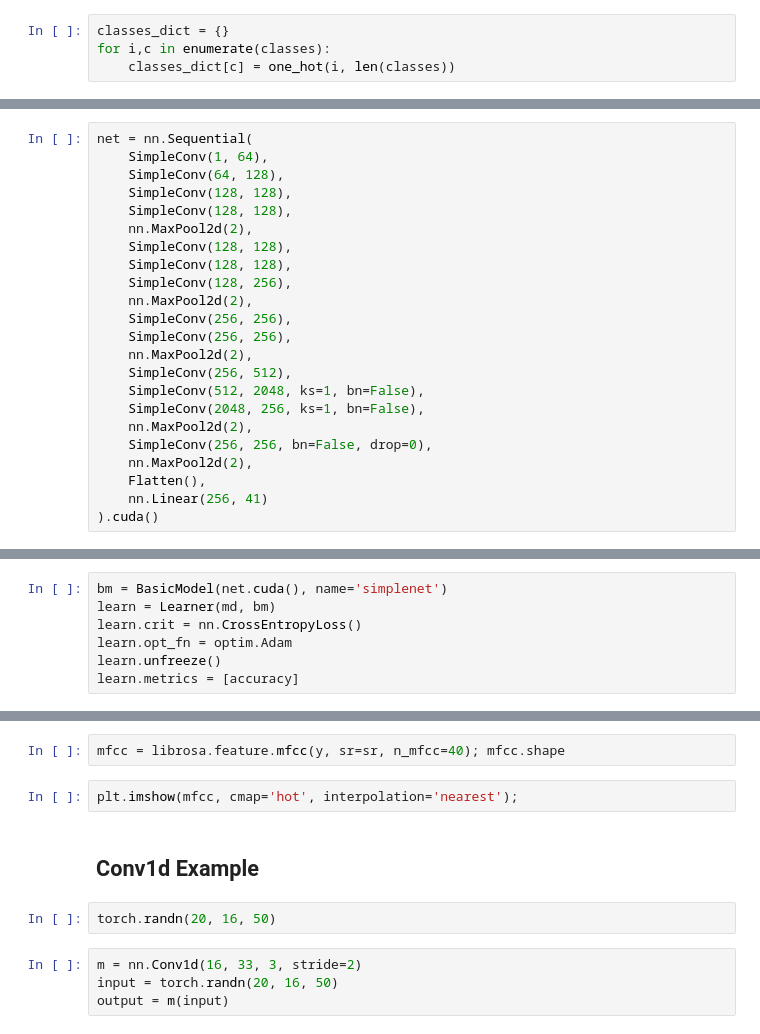
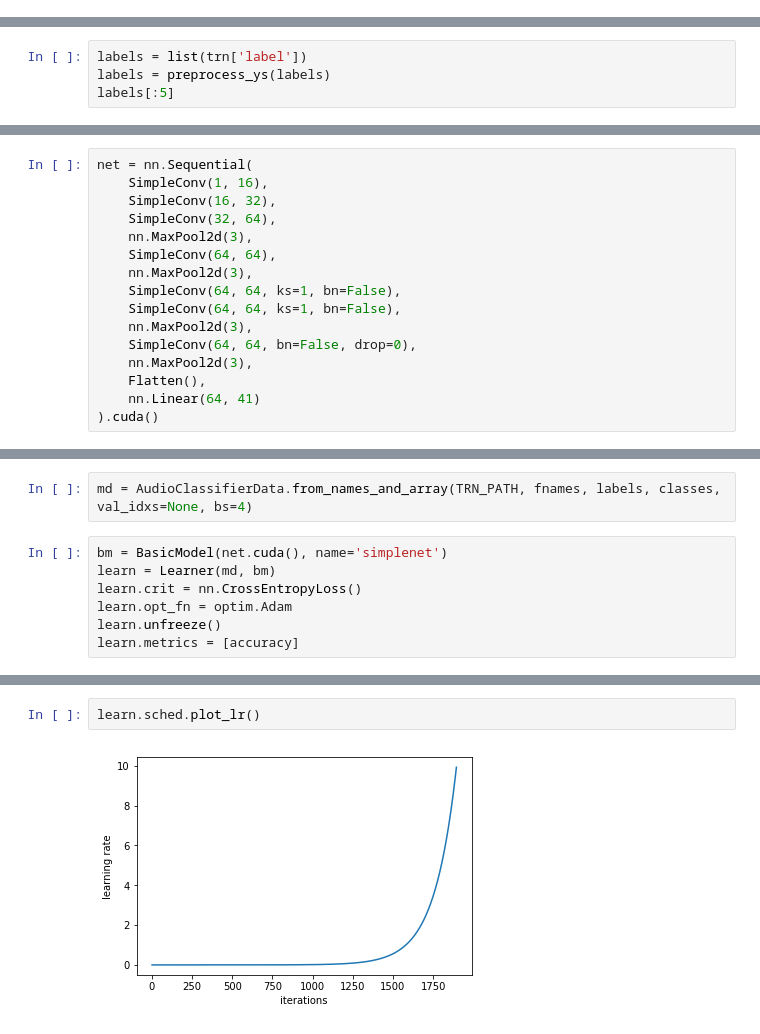
Before and after one commit to blakewest/FastAudIo, a Jupyter notebook: scratch/tdickey_draft.ipynb, the cells around one changed output, grey strips where cells are left out. Cells and saved outputs as stored; diff of their text form.

```diff
--- a/scratch/tdickey_draft.ipynb
+++ b/scratch/tdickey_draft.ipynb
@@ -261,7 +178,3 @@ array(['Hi-hat', 'Saxophone', 'Trumpet', 'Glockenspiel', 'Cello', 'Knock', 'Guns
        'Gong', 'Microwave_oven', 'Burping_or_eructation', 'Double_bass', 'Shatter', 'Fireworks', 'Tambourine',
        'Cowbell', 'Electric_piano', 'Meow', 'Drawer_open_or_close', 'Applause', 'Acoustic_guitar',
        'Violin_or_fiddle', 'Finger_snapping'], dtype=object)
-# %%
-classes_dict = {}
-for i,c in enumerate(classes):
-    classes_dict[c] = one_hot(i, len(classes))
@@ -277,0 +191,4 @@ idxs = get_cv_idxs(len(y))
+# %%
+labels = list(trn['label'])
+labels = preprocess_ys(labels)
+labels[:5]
@@ -304,23 +228,16 @@ class SimpleConv(nn.Module):
 # %%
 net = nn.Sequential(
-    SimpleConv(1, 64),
-    SimpleConv(64, 128),
-    SimpleConv(128, 128),
-    SimpleConv(128, 128),
-    nn.MaxPool2d(2),
-    SimpleConv(128, 128),
-    SimpleConv(128, 128),
-    SimpleConv(128, 256),
-    nn.MaxPool2d(2),
-    SimpleConv(256, 256),
-    SimpleConv(256, 256),
-    nn.MaxPool2d(2),
-    SimpleConv(256, 512),
-    SimpleConv(512, 2048, ks=1, bn=False),
-    SimpleConv(2048, 256, ks=1, bn=False),
-    nn.MaxPool2d(2),
-    SimpleConv(256, 256, bn=False, drop=0),
-    nn.MaxPool2d(2),
+    SimpleConv(1, 16),
+    SimpleConv(16, 32),
+    SimpleConv(32, 64),
+    nn.MaxPool2d(3),
+    SimpleConv(64, 64),
+    nn.MaxPool2d(3),
+    SimpleConv(64, 64, ks=1, bn=False),
+    SimpleConv(64, 64, ks=1, bn=False),
+    nn.MaxPool2d(3),
+    SimpleConv(64, 64, bn=False, drop=0),
+    nn.MaxPool2d(3),
     Flatten(),
-    nn.Linear(256, 41)
+    nn.Linear(64, 41)
 ).cuda()
@@ -522,5 +244,7 @@ md.trn_y
 # %% [markdown]
 ### Basic Model
+# %%
+md = AudioClassifierData.from_names_and_array(TRN_PATH, fnames, labels, classes, val_idxs=None, bs=4)
 # %%
 bm = BasicModel(net.cuda(), name='simplenet')
 learn = Learner(md, bm)
@@ -557,12 +261,4 @@ TypeError: batch must contain numbers, dicts or lists; found <class 'NoneType'>
-# %%
-mfcc = librosa.feature.mfcc(y, sr=sr, n_mfcc=40); mfcc.shape
-# %%
-plt.imshow(mfcc, cmap='hot', interpolation='nearest');
-# %% [markdown]
-## Conv1d Example
-# %%
-torch.randn(20, 16, 50)
-# %%
-m = nn.Conv1d(16, 33, 3, stride=2)
-input = torch.randn(20, 16, 50)
-output = m(input)
+# %%
+learn.sched.plot_lr()
+# %% [output]
+[figure, added]
```
Also changed, not shown: parts of 29 cells of this notebook.
